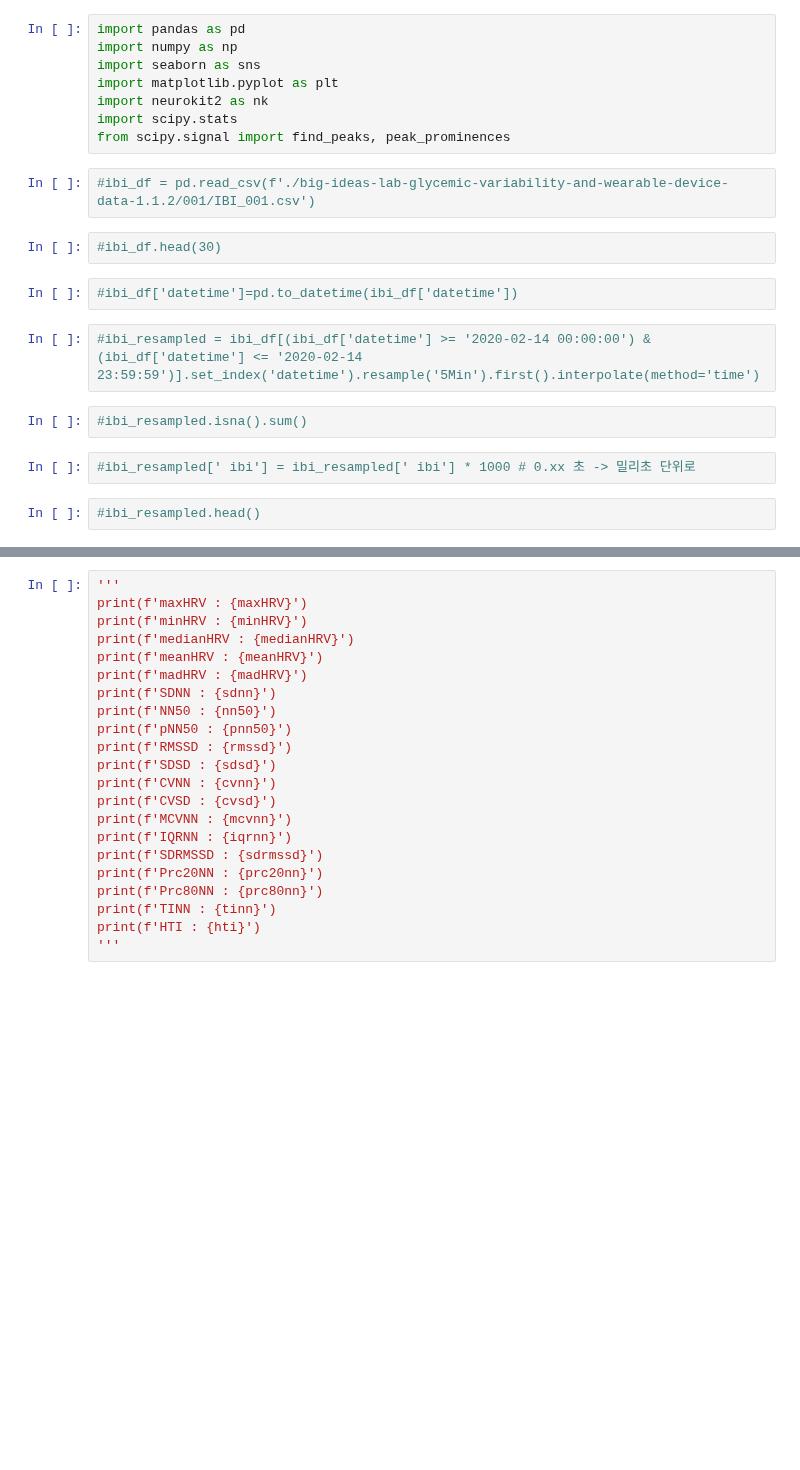
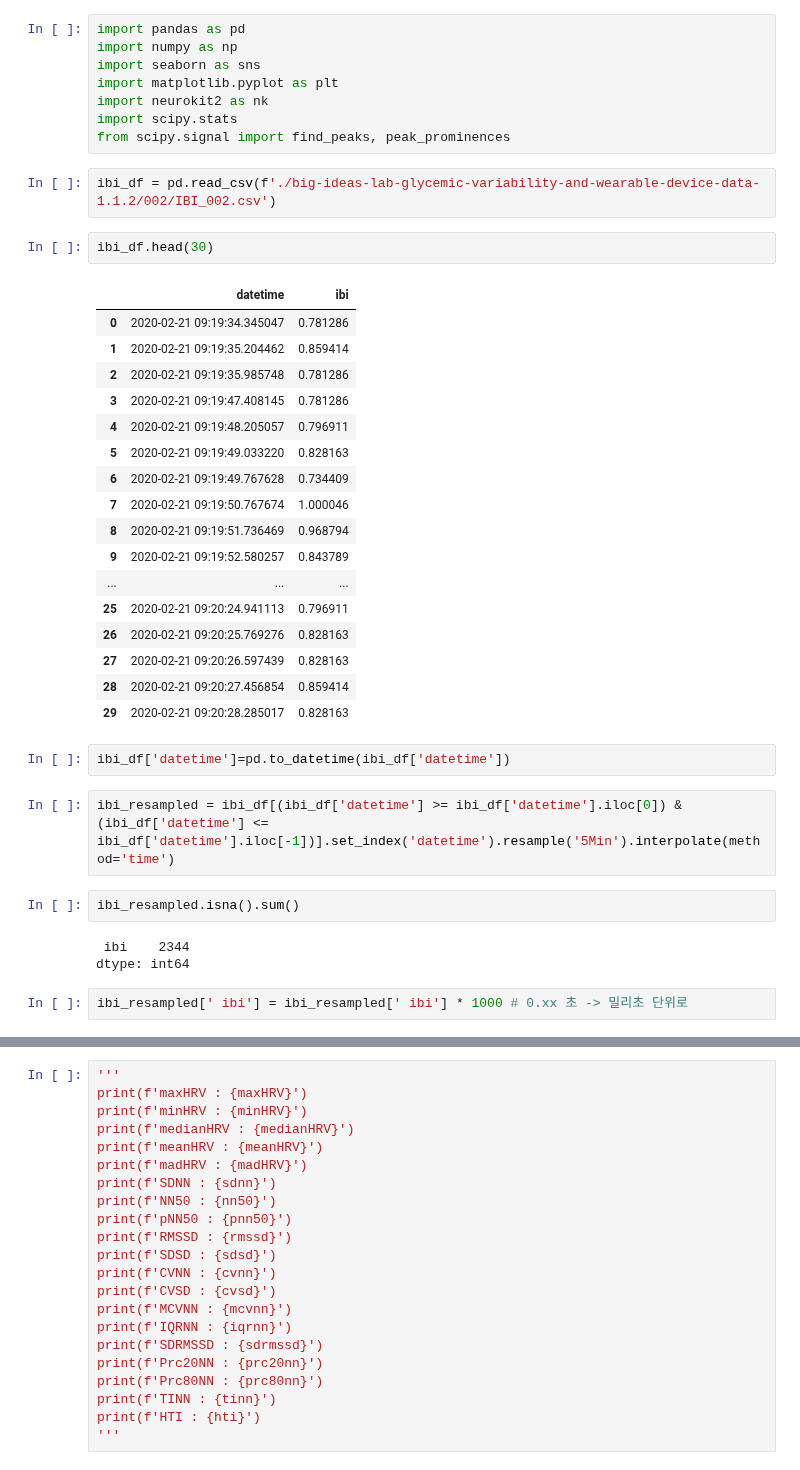
Before and after one commit to mingg12/engineering-newFork, a Jupyter notebook: feature_engineering_hrv.ipynb, the cells around one changed output, grey strips where cells are left out. Drawn from its saved outputs; the diff is of its cells as text; blank space fills up the shorter version.

```diff
--- a/feature_engineering_hrv.ipynb
+++ b/feature_engineering_hrv.ipynb
@@ -7,16 +7,35 @@ import neurokit2 as nk
 import scipy.stats
 from scipy.signal import find_peaks, peak_prominences
 # %%
-#ibi_df = pd.read_csv(f'./big-ideas-lab-glycemic-variability-and-wearable-device-data-1.1.2/001/IBI_001.csv')
+ibi_df = pd.read_csv(f'./big-ideas-lab-glycemic-variability-and-wearable-device-data-1.1.2/002/IBI_002.csv')
 # %%
-#ibi_df.head(30)
+ibi_df.head(30)
+# %% [output]
+|  | datetime | ibi |
+| 0 | 2020-02-21 09:19:34.345047 | 0.781286 |
+| 1 | 2020-02-21 09:19:35.204462 | 0.859414 |
+| 2 | 2020-02-21 09:19:35.985748 | 0.781286 |
+| 3 | 2020-02-21 09:19:47.408145 | 0.781286 |
+| 4 | 2020-02-21 09:19:48.205057 | 0.796911 |
+| 5 | 2020-02-21 09:19:49.033220 | 0.828163 |
+| 6 | 2020-02-21 09:19:49.767628 | 0.734409 |
+| 7 | 2020-02-21 09:19:50.767674 | 1.000046 |
+| 8 | 2020-02-21 09:19:51.736469 | 0.968794 |
+| 9 | 2020-02-21 09:19:52.580257 | 0.843789 |
+| ... | ... | ... |
+| 25 | 2020-02-21 09:20:24.941113 | 0.796911 |
+| 26 | 2020-02-21 09:20:25.769276 | 0.828163 |
+| 27 | 2020-02-21 09:20:26.597439 | 0.828163 |
+| 28 | 2020-02-21 09:20:27.456854 | 0.859414 |
+| 29 | 2020-02-21 09:20:28.285017 | 0.828163 |
 # %%
-#ibi_df['datetime']=pd.to_datetime(ibi_df['datetime'])
+ibi_df['datetime']=pd.to_datetime(ibi_df['datetime'])
 # %%
-#ibi_resampled = ibi_df[(ibi_df['datetime'] >= '2020-02-14 00:00:00') & (ibi_df['datetime'] <= '2020-02-14 23:59:59')].set_index('datetime').resample('5Min').first().interpolate(method='time')
+ibi_resampled = ibi_df[(ibi_df['datetime'] >= ibi_df['datetime'].iloc[0]) & (ibi_df['datetime'] <= ibi_df['datetime'].iloc[-1])].set_index('datetime').resample('5Min').interpolate(method='time')
 # %%
-#ibi_resampled.isna().sum()
+ibi_resampled.isna().sum()
+# %% [output]
+ ibi    2344
+dtype: int64
 # %%
-#ibi_resampled[' ibi'] = ibi_resampled[' ibi'] * 1000 # 0.xx 초 -> 밀리초 단위로
+ibi_resampled[' ibi'] = ibi_resampled[' ibi'] * 1000 # 0.xx 초 -> 밀리초 단위로
-# %%
-#ibi_resampled.head()
```
Also changed, not shown: parts of 15 cells of this notebook.
